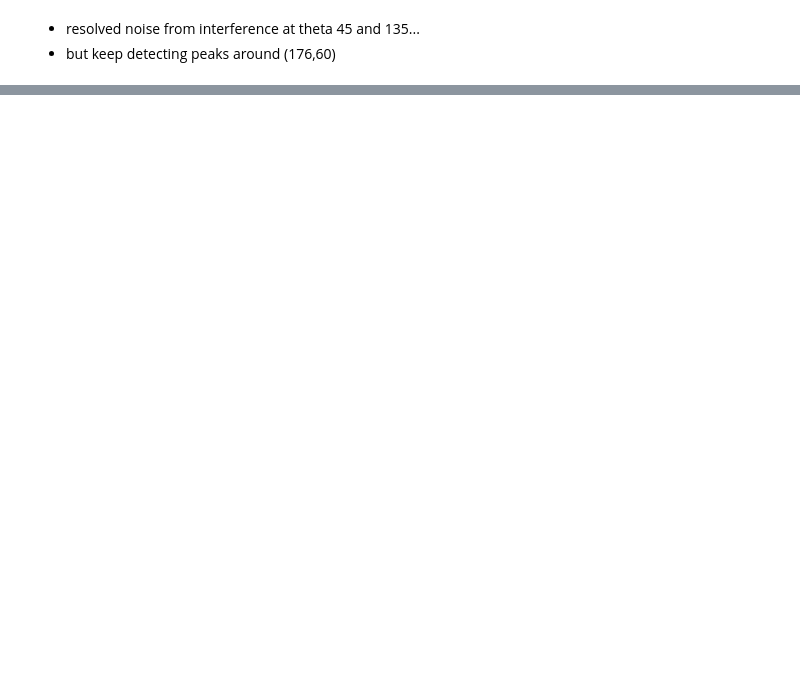
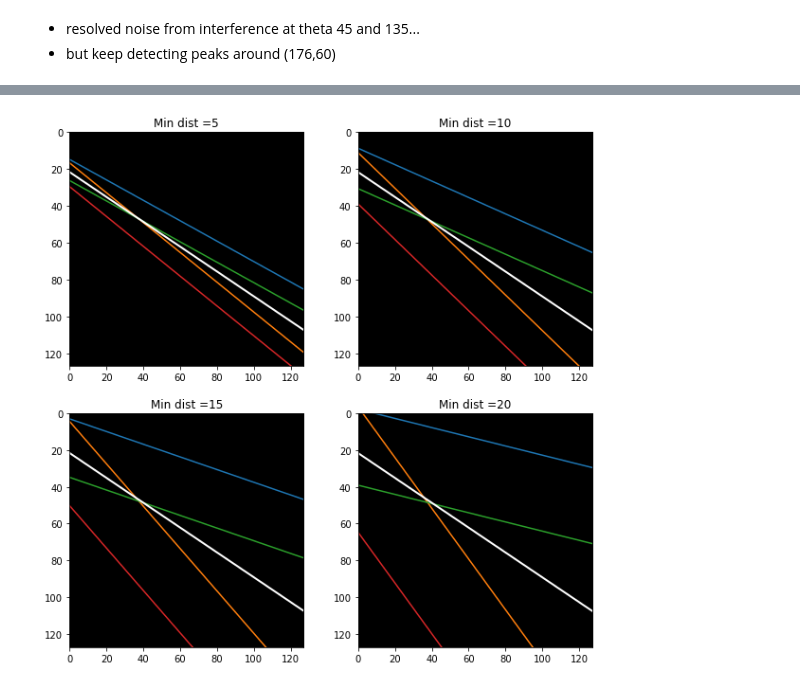
Before and after one commit to CulleyLab/fitting_lines, a Jupyter notebook: Hough_transform/Hough_transform_raw_data.ipynb, the cells around one changed output, grey strips where cells are left out. Cells and saved outputs as stored; diff of their text form; code cells hidden in the pictures; blank space fills up the shorter version.

```diff
--- a/Hough_transform/Hough_transform_raw_data.ipynb
+++ b/Hough_transform/Hough_transform_raw_data.ipynb
@@ -210,0 +219,32 @@ array([[423.62410256, 415.41003528, 407.69158062, ..., 381.09152022,
+# %%
+units = np.arange(5, 25, step = 5)
+n_steps = units.shape[0]
+r_theta = np.tile(np.array([-1,1]), 2).reshape(4, 1)*units.reshape(1,n_steps)
+r_rho = np.repeat(np.array([-1,1]), 2).reshape(4, 1)*units.reshape(1,n_steps)
+# %%
+rho_r = 18.0
+theta_r = 124
+cos_theta_r = np.cos(np.deg2rad(theta_r))
+sin_theta_r = np.sin(np.deg2rad(theta_r))
+rho_range = np.tile(rho_r, (4,n_steps)) + r_rho
+theta_range = np.tile(theta_r, (4,n_steps)) + r_theta
+cos_theta_range = np.cos(np.deg2rad(theta_range))
+sin_theta_range = np.sin(np.deg2rad(theta_range))
+
+yo = (-cos_theta_r)*xs / sin_theta_r + rho_r/sin_theta_r
+
+fig = plt.figure(figsize=(10,10))
+for i in range(n_steps):
+    intercept = rho_range[:,i]/sin_theta_range[:,i]
+    slope = (-cos_theta_range[:,i]) / sin_theta_range[:,i]
+    slope_x = (-cos_theta_range[:,i])*np.tile(xs.reshape(n_x, 1), n_steps) / sin_theta_range[:,i]
+    ys = slope_x + intercept
+    fig.add_subplot(2,2,i+1)
+    plt.imshow(np.zeros(128*128).reshape((128,128)), cmap="gray")
+    plt.plot(xs, ys)
+    plt.plot(xs, yo, c = "white", linewidth = 2)
+    plt.xlim(0,127)
+    plt.ylim(127,0);
+    plt.title(("Min dist ="+str(units[i])));
+# %% [output]
+[figure, added]
```
Also changed, not shown: parts of 13 cells of this notebook.
